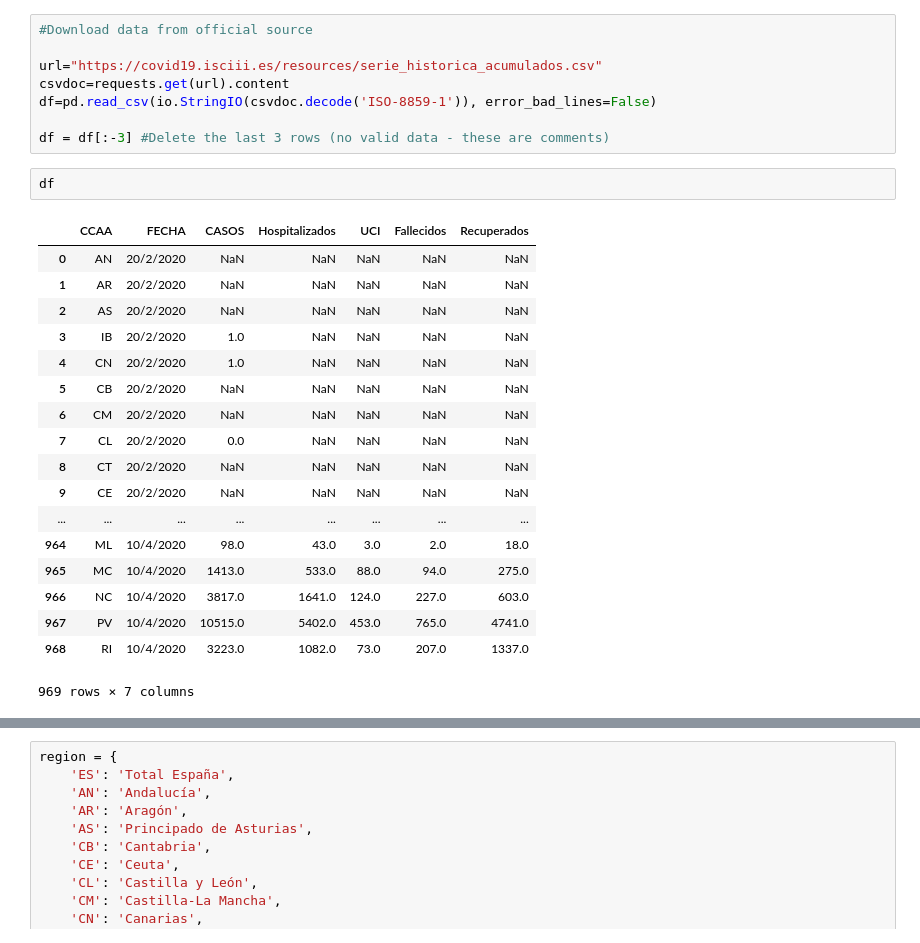
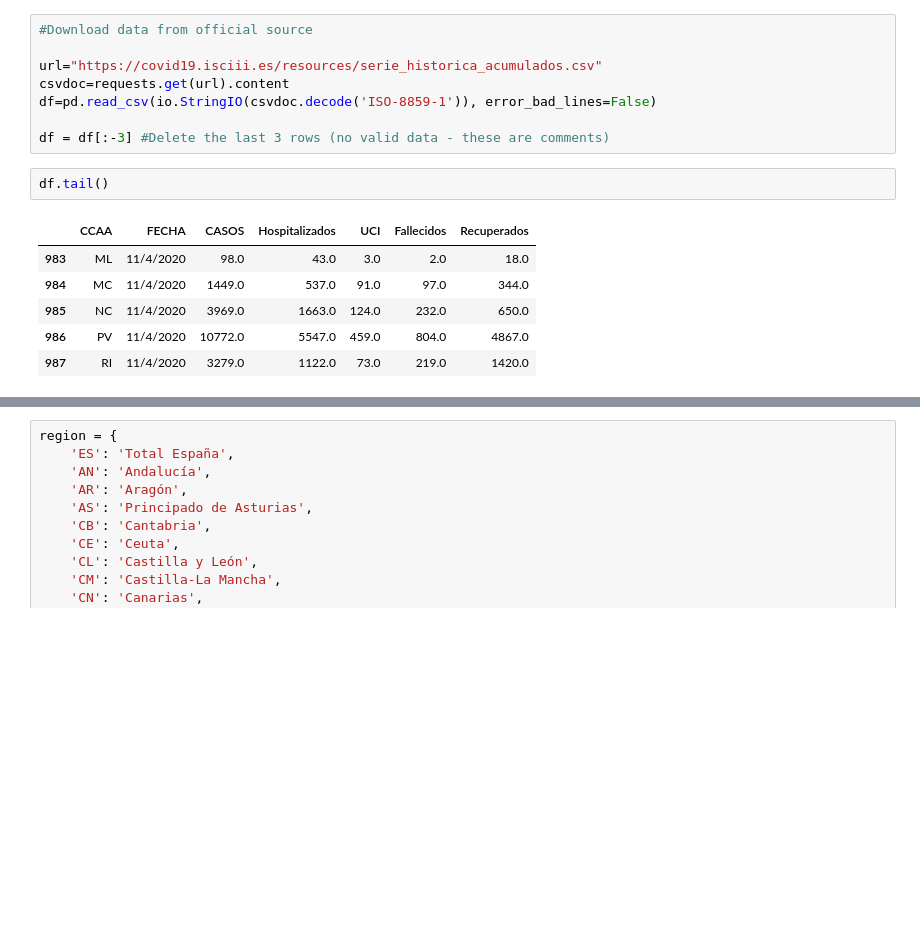
Before and after one commit to ffleifel/COVID-19, a Jupyter notebook: COVID-19-curve.ipynb, the cells around one changed output, grey strips where cells are left out. Drawn from its saved outputs; the diff is of its cells as text; blank space fills up the shorter version.

```diff
--- a/COVID-19-curve.ipynb
+++ b/COVID-19-curve.ipynb
@@ -53,26 +53,14 @@ df=pd.read_csv(io.StringIO(csvdoc.decode('ISO-8859-1')), error_bad_lines=False)
 
 df = df[:-3] #Delete the last 3 rows (no valid data - these are comments)
 # %%
-df
+df.tail()
 # %% [output]
 |  | CCAA | FECHA | CASOS | Hospitalizados | UCI | Fallecidos | Recuperados |
-| 0 | AN | 20/2/2020 | NaN | NaN | NaN | NaN | NaN |
-| 1 | AR | 20/2/2020 | NaN | NaN | NaN | NaN | NaN |
-| 2 | AS | 20/2/2020 | NaN | NaN | NaN | NaN | NaN |
-| 3 | IB | 20/2/2020 | 1.0 | NaN | NaN | NaN | NaN |
-| 4 | CN | 20/2/2020 | 1.0 | NaN | NaN | NaN | NaN |
-| 5 | CB | 20/2/2020 | NaN | NaN | NaN | NaN | NaN |
-| 6 | CM | 20/2/2020 | NaN | NaN | NaN | NaN | NaN |
-| 7 | CL | 20/2/2020 | 0.0 | NaN | NaN | NaN | NaN |
-| 8 | CT | 20/2/2020 | NaN | NaN | NaN | NaN | NaN |
-| 9 | CE | 20/2/2020 | NaN | NaN | NaN | NaN | NaN |
-| ... | ... | ... | ... | ... | ... | ... | ... |
-| 964 | ML | 10/4/2020 | 98.0 | 43.0 | 3.0 | 2.0 | 18.0 |
-| 965 | MC | 10/4/2020 | 1413.0 | 533.0 | 88.0 | 94.0 | 275.0 |
-| 966 | NC | 10/4/2020 | 3817.0 | 1641.0 | 124.0 | 227.0 | 603.0 |
-| 967 | PV | 10/4/2020 | 10515.0 | 5402.0 | 453.0 | 765.0 | 4741.0 |
-| 968 | RI | 10/4/2020 | 3223.0 | 1082.0 | 73.0 | 207.0 | 1337.0 |
+| 983 | ML | 11/4/2020 | 98.0 | 43.0 | 3.0 | 2.0 | 18.0 |
+| 984 | MC | 11/4/2020 | 1449.0 | 537.0 | 91.0 | 97.0 | 344.0 |
+| 985 | NC | 11/4/2020 | 3969.0 | 1663.0 | 124.0 | 232.0 | 650.0 |
+| 986 | PV | 11/4/2020 | 10772.0 | 5547.0 | 459.0 | 804.0 | 4867.0 |
+| 987 | RI | 11/4/2020 | 3279.0 | 1122.0 | 73.0 | 219.0 | 1420.0 |
-969 rows × 7 columns
 # %%
 df.describe()
 # %% [output]
```
Also changed, not shown: parts of 6 cells of this notebook.
